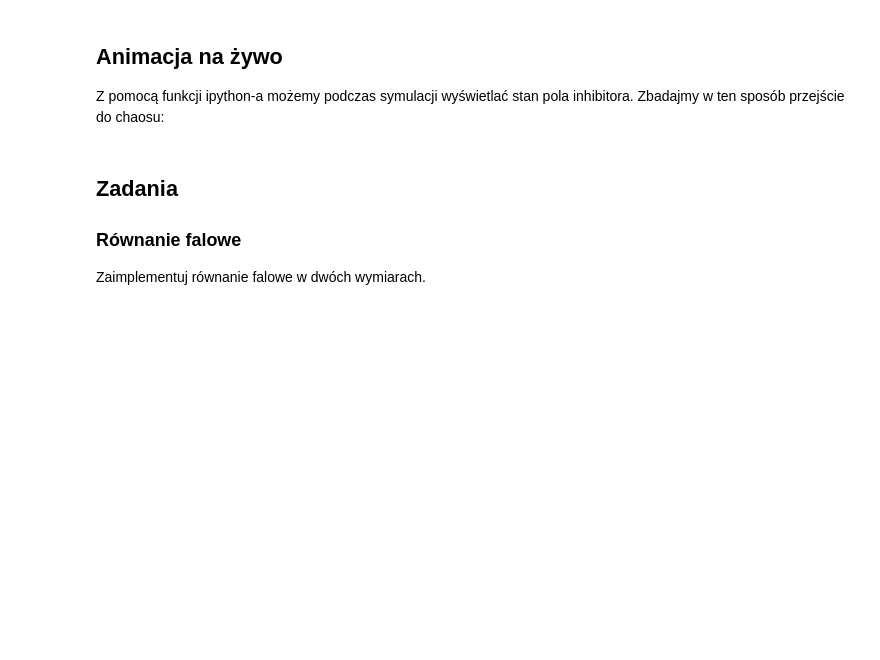
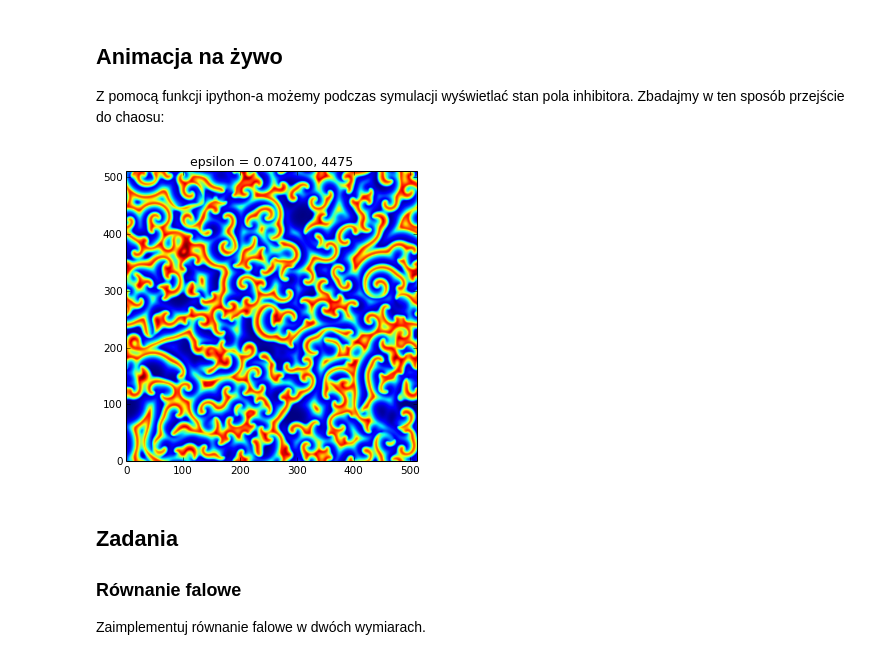
Before and after one commit to marcinofulus/PR2014, a Jupyter notebook: CUDA/iCSE_PR_PDE.ipynb, the cells around one changed output. Saved outputs shown, nothing was run; the diff lists cells and outputs as text; code cells hidden in the pictures; blank space fills up the shorter version.

```diff
--- a/CUDA/iCSE_PR_PDE.ipynb
+++ b/CUDA/iCSE_PR_PDE.ipynb
@@ -448,7 +470,7 @@ print 'IC set:',u.shape
 def transition(a0,a1,n,i):
     return a0+(a1-a0)*0.5*(np.tanh(-5+10*i/float(n))+1.0)
 # %%
-newparams = { 'savefig.dpi': 150/2, 'figure.figsize': (5., 5.) }
+newparams = { 'savefig.dpi': 150/2, 'figure.figsize': (15., 15.) }
 plt.rcParams.update(newparams)
 # %% [markdown]
 ## Animacja na żywo
@@ -457,25 +479,26 @@ Z pomocą funkcji ipython-a możemy podczas symulacji wyświetlać stan pola inh
 # %%
 from IPython.core.display import clear_output
 import time
 f, ax = plt.subplots()
 ax.set_title("Bielousow Zabotynski z dyfuzją 2d")
-figsize(7,7)
 
 for i in range(5001):
     epsilon = np.float32( transition(0.05,0.0741,1000,i) )
     RDS(u_g,du_g,v_g,dv_g,epsilon, block=(block_size,1,1), grid=(blocks,1))
     RDS(du_g,u_g,dv_g,v_g,epsilon, block=(block_size,1,1), grid=(blocks,1))
-    if not i%25:
+    if not i%25 and i<4500:
         #time.sleep(1) # CUDA works too fast ;-)
         ax.cla()
         #ax.plot(u)
         ax.set_title("epsilon = %03f, %d"%(epsilon,i))
 
         ax.imshow(v_g.get(),origin='top')
-        savefig("1.png")
+        plt.savefig("1.png")
         clear_output(wait=True)
         display(f)
 plt.close()
+# %% [output]
+[figure, added]
 # %% [markdown]
 ## Zadania
 
```
Also changed, not shown: parts of 12 cells of this notebook, 12 other files.
